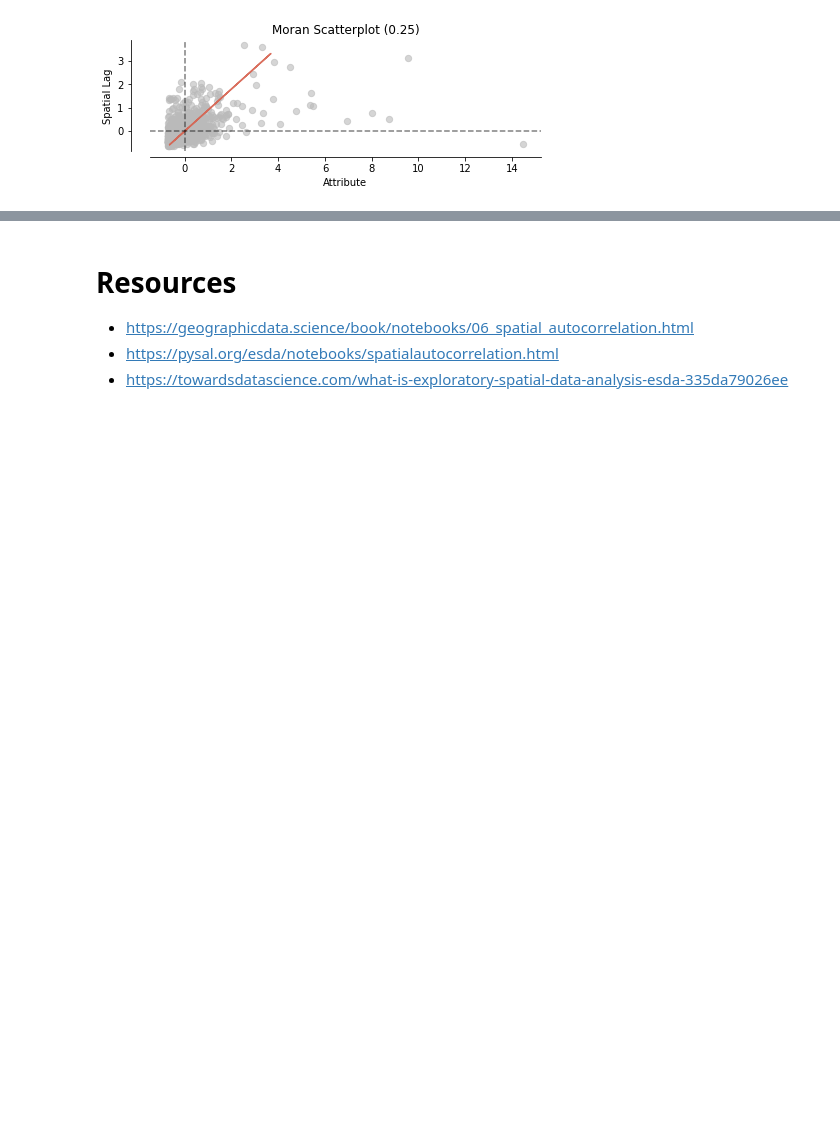
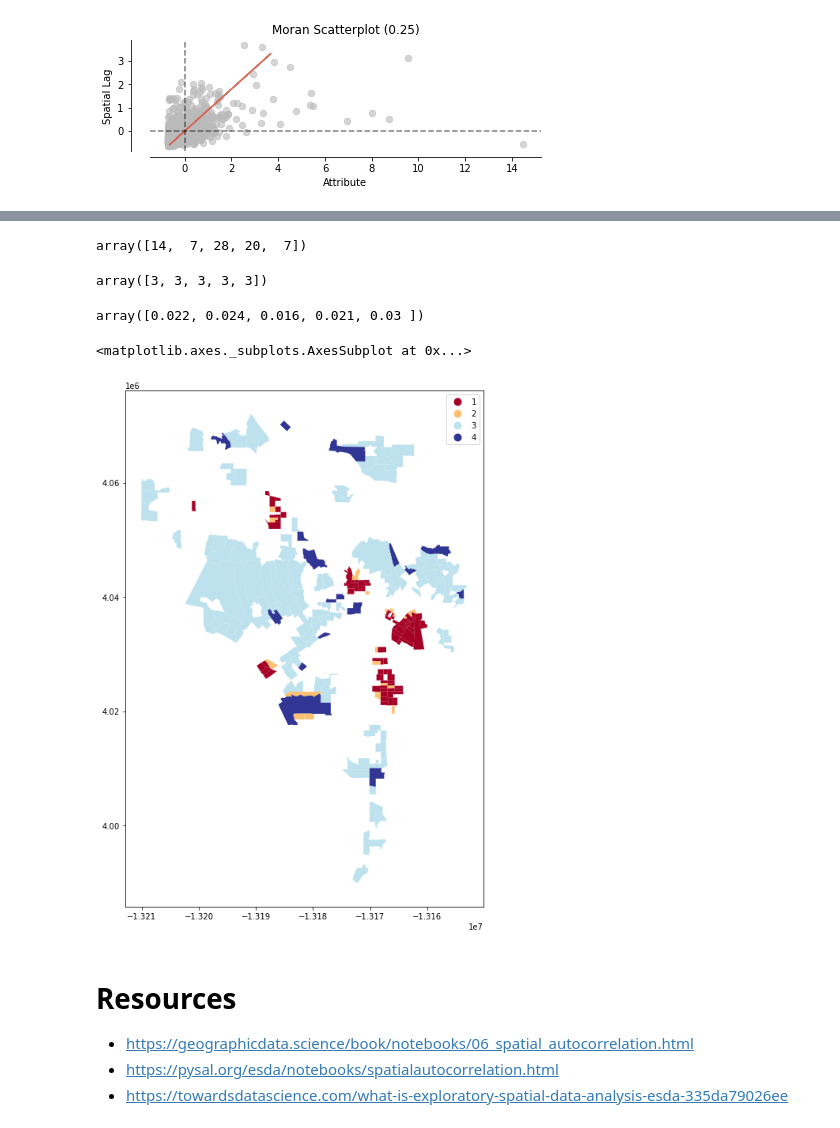
Before and after one commit to yohman/up206a, a Jupyter notebook: Weeks/Week08/Spatial Autocorrelation.ipynb, the cells around one changed output, grey strips where cells are left out. Saved outputs shown, nothing was run; the diff lists cells and outputs as text; code cells hidden in the pictures; blank space fills up the shorter version.

```diff
--- a/Weeks/Week08/Spatial Autocorrelation.ipynb
+++ b/Weeks/Week08/Spatial Autocorrelation.ipynb
@@ -497,3 +542,29 @@ plt.show()
+# %%
+# original value list
+lisa.y[:5]
+# %% [output]
+array([14,  7, 28, 20,  7])
+# %%
+# quadrant list
+lisa.q[:5]
+# %% [output]
+array([3, 3, 3, 3, 3])
+# %%
+# p sim list
+lisa.p_sim[:5]
+# %% [output]
+array([0.022, 0.024, 0.016, 0.021, 0.03 ])
+# %%
+# add it to the dataframe
+tracts['q'] = lisa.q.tolist()
+# %%
+# add it to the dataframe
+tracts['p_sim'] = lisa.p_sim.tolist()
+# %%
+tracts[tracts.p_sim < 0.05].plot(figsize=(12,12),column='q',legend=True,categorical=True,cmap='RdYlBu')
+# %% [output]
+<matplotlib.axes._subplots.AxesSubplot at 0x...>
+[figure, added]
 # %% [markdown]
 # Resources
 
```
Also changed, not shown: parts of 15 cells of this notebook.
